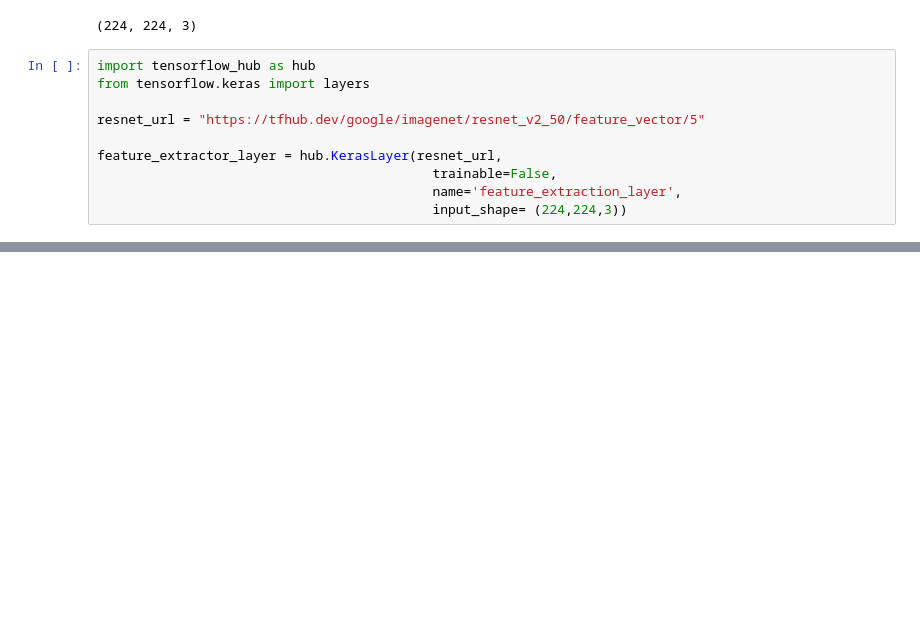
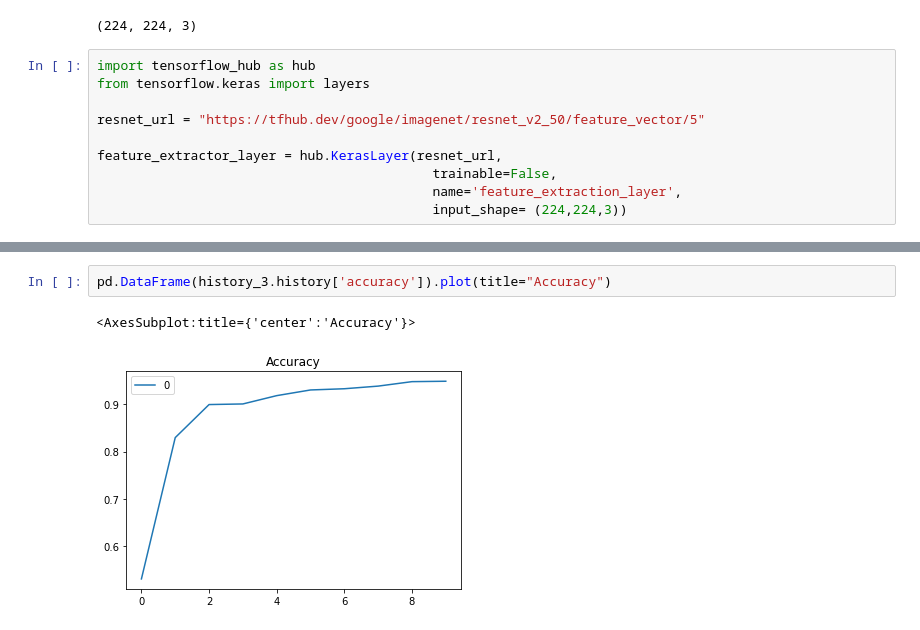
Before and after one commit to justin-donnelly/CNN_Big_Cat_Classification, a Jupyter notebook: code.ipynb, the cells around one changed output, grey strips where cells are left out. Drawn from its saved outputs; the diff is of its cells as text; blank space fills up the shorter version.

```diff
--- a/code.ipynb
+++ b/code.ipynb
@@ -107,0 +202,5 @@ KeyboardInterrupt:
+# %%
+pd.DataFrame(history_3.history['accuracy']).plot(title="Accuracy")
+# %% [output]
+<AxesSubplot:title={'center':'Accuracy'}>
+[figure, added]
```
Also changed, not shown: parts of 11 cells of this notebook, 2 other files.
